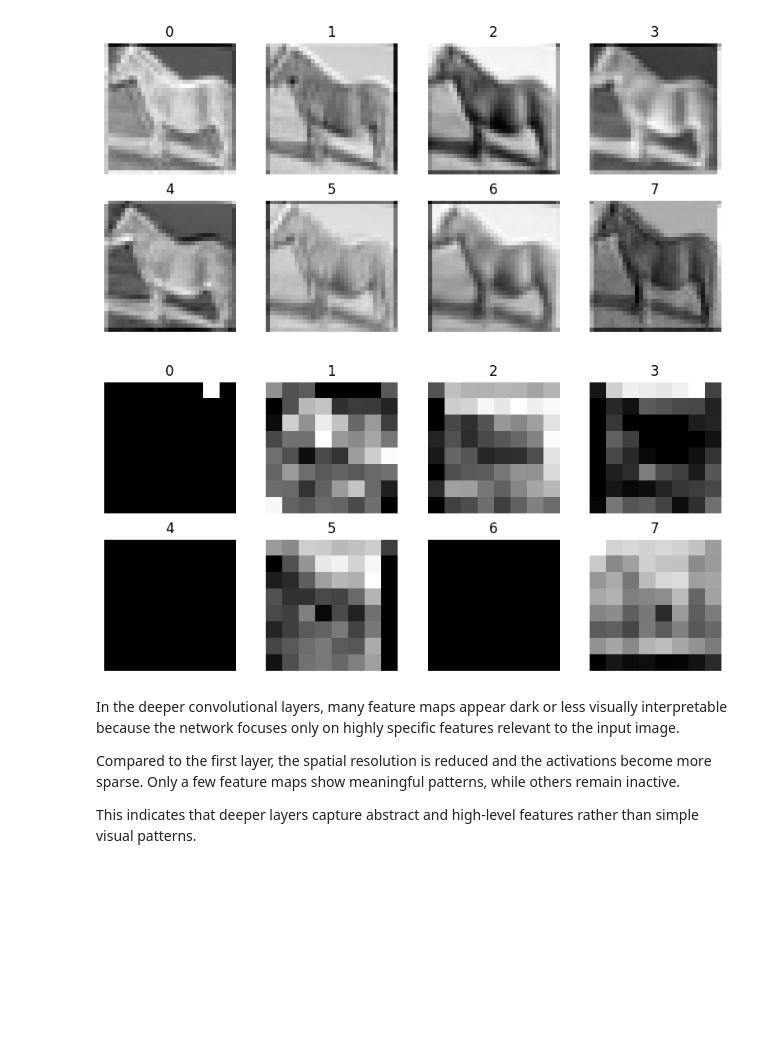
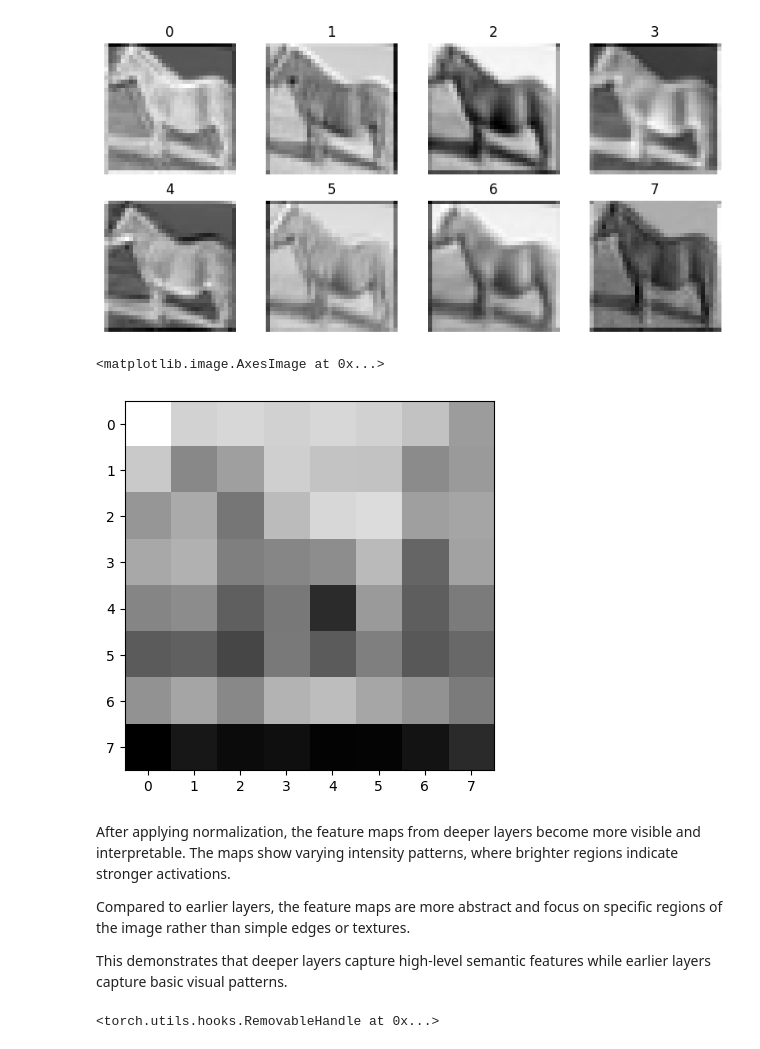
Before and after one commit to Harshactinium07/ML-Assignment, a Jupyter notebook: Assignment-ML-LAB.ipynb, the cells around one changed output. Saved outputs shown, nothing was run; the diff lists cells and outputs as text; code cells hidden in the pictures; blank space fills up the shorter version.

```diff
--- a/Assignment-ML-LAB.ipynb
+++ b/Assignment-ML-LAB.ipynb
@@ -996,25 +996,19 @@ plt.savefig("fmaps_layer1.png")
 plt.show()
 # %% [output]
 [figure]
-# %%
-fmap_last = fmap_last.squeeze().detach().cpu()
-
-plt.figure(figsize=(8,4))
-
-for i in range(8):
-    plt.subplot(2,4,i+1)
-    plt.imshow(fmap_last[i], cmap='gray')
-    plt.title(f"{i}")
-    plt.axis('off')
-
-plt.tight_layout()
-plt.savefig("fmaps_last.png")
-plt.show()
-# %% [output]
-[figure, removed]
-# %% [markdown]
-In the deeper convolutional layers, many feature maps appear dark or less visually interpretable because the network focuses only on highly specific features relevant to the input image.
-
-Compared to the first layer, the spatial resolution is reduced and the activations become more sparse. Only a few feature maps show meaningful patterns, while others remain inactive.
-
-This indicates that deeper layers capture abstract and high-level features rather than simple visual patterns.
+# %%
+f = fmap_last[i]
+
+# normalize each map
+f = (f - f.min()) / (f.max() - f.min() + 1e-5)
+
+plt.imshow(f, cmap='gray')
+# %% [output]
+<matplotlib.image.AxesImage at 0x...>
+[figure, added]
+# %% [markdown]
+After applying normalization, the feature maps from deeper layers become more visible and interpretable. The maps show varying intensity patterns, where brighter regions indicate stronger activations.
+
+Compared to earlier layers, the feature maps are more abstract and focus on specific regions of the image rather than simple edges or textures.
+
+This demonstrates that deeper layers capture high-level semantic features while earlier layers capture basic visual patterns.
@@ -1020,0 +1026,7 @@ This indicates that deeper layers capture abstract and high-level features rathe
+# %%
+last_conv = model.features[-1]
+
+last_conv.register_forward_hook(forward_hook)
+last_conv.register_backward_hook(backward_hook)
+# %% [output]
+<torch.utils.hooks.RemovableHandle at 0x...>
```
Also changed, not shown: parts of 7 cells of this notebook.
